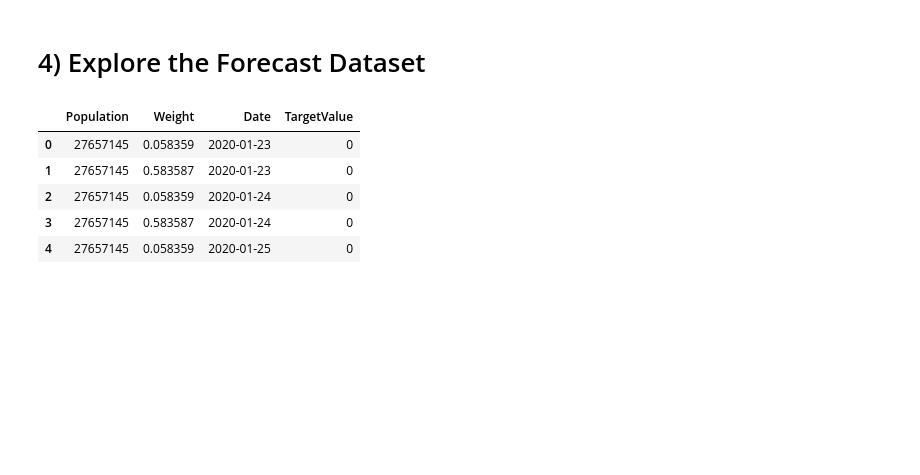
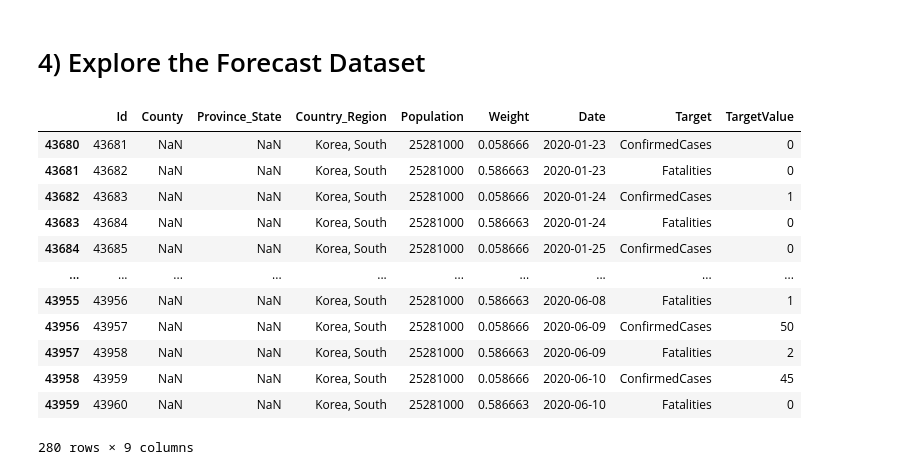
Before and after one commit to mozyao/Classification-modelling-in-forecast-of-Coronavirus-in-S.Korean., a Jupyter notebook: 353_gigas.ipynb, the cells around one changed output. Drawn from its saved outputs; the diff is of its cells as text; code cells hidden in the pictures; blank space fills up the shorter version.

```diff
--- a/353_gigas.ipynb
+++ b/353_gigas.ipynb
@@ -192,13 +199,20 @@ train=train_data.drop(['Id','County','Province_State','Country_Region','Target']
 test=test_data.drop(['ForecastId','County','Province_State','Country_Region','Target'],axis=1)
-# %%
-train.head()
-# %% [output]
-|  | Population | Weight | Date | TargetValue |
-| 0 | 27657145 | 0.058359 | 2020-01-23 | 0 |
-| 1 | 27657145 | 0.583587 | 2020-01-23 | 0 |
-| 2 | 27657145 | 0.058359 | 2020-01-24 | 0 |
-| 3 | 27657145 | 0.583587 | 2020-01-24 | 0 |
-| 4 | 27657145 | 0.058359 | 2020-01-25 | 0 |
+# %%
+train_data
+# %% [output]
+|  | Id | County | Province_State | Country_Region | Population | Weight | Date | Target | TargetValue |
+| 43680 | 43681 | NaN | NaN | Korea, South | 25281000 | 0.058666 | 2020-01-23 | ConfirmedCases | 0 |
+| 43681 | 43682 | NaN | NaN | Korea, South | 25281000 | 0.586663 | 2020-01-23 | Fatalities | 0 |
+| 43682 | 43683 | NaN | NaN | Korea, South | 25281000 | 0.058666 | 2020-01-24 | ConfirmedCases | 1 |
+| 43683 | 43684 | NaN | NaN | Korea, South | 25281000 | 0.586663 | 2020-01-24 | Fatalities | 0 |
+| 43684 | 43685 | NaN | NaN | Korea, South | 25281000 | 0.058666 | 2020-01-25 | ConfirmedCases | 0 |
+| ... | ... | ... | ... | ... | ... | ... | ... | ... | ... |
+| 43955 | 43956 | NaN | NaN | Korea, South | 25281000 | 0.586663 | 2020-06-08 | Fatalities | 1 |
+| 43956 | 43957 | NaN | NaN | Korea, South | 25281000 | 0.058666 | 2020-06-09 | ConfirmedCases | 50 |
+| 43957 | 43958 | NaN | NaN | Korea, South | 25281000 | 0.586663 | 2020-06-09 | Fatalities | 2 |
+| 43958 | 43959 | NaN | NaN | Korea, South | 25281000 | 0.058666 | 2020-06-10 | ConfirmedCases | 45 |
+| 43959 | 43960 | NaN | NaN | Korea, South | 25281000 | 0.586663 | 2020-06-10 | Fatalities | 0 |
+280 rows × 9 columns
 # %%
 test.head()
 # %% [output]
```
Also changed, not shown: parts of 6 cells of this notebook.
